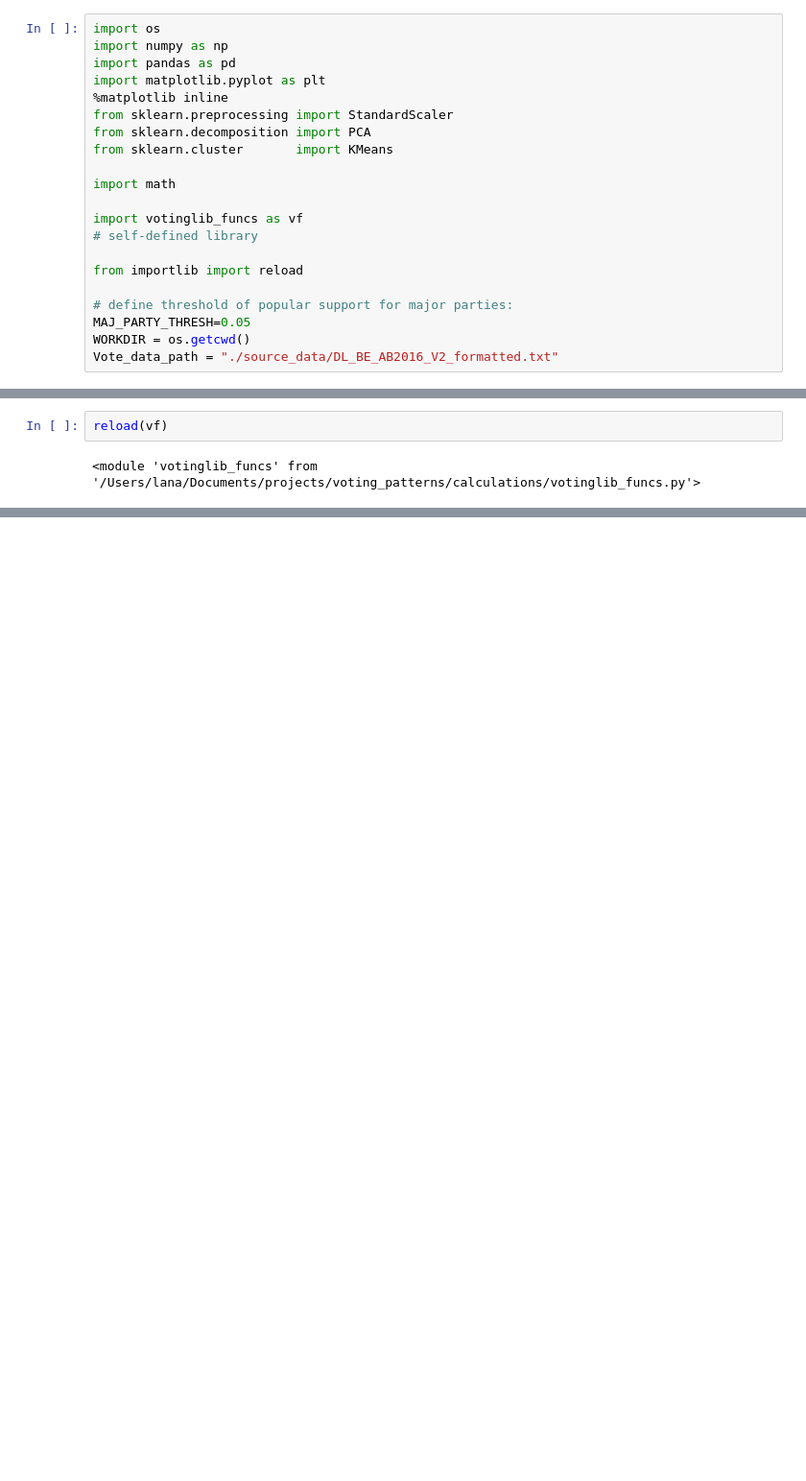
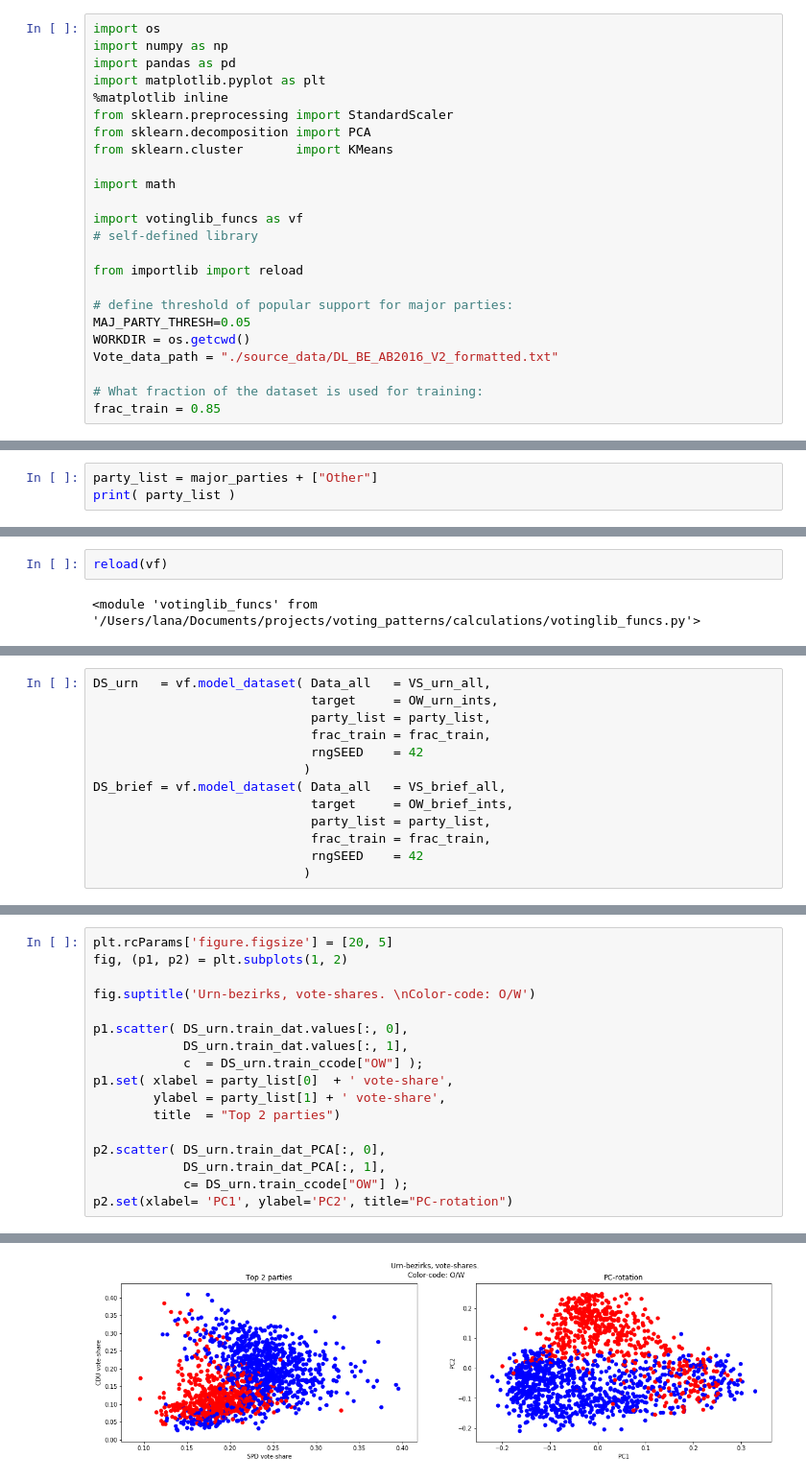
Before and after one commit to Blosberg/Berlin_voting_class, a Jupyter notebook: calculations/Berlin_votes_2015.ipynb, the cells around one changed output, grey strips where cells are left out. Shown: that part at 96% size. Cells and saved outputs as stored; diff of their text form; blank space fills up the shorter version.

```diff
--- a/calculations/Berlin_votes_2015.ipynb
+++ b/calculations/Berlin_votes_2015.ipynb
@@ -19,3 +19,6 @@ from importlib import reload
 MAJ_PARTY_THRESH=0.05
 WORKDIR = os.getcwd()
 Vote_data_path = "./source_data/DL_BE_AB2016_V2_formatted.txt"
+
+# What fraction of the dataset is used for training:
+frac_train = 0.85
@@ -21,0 +96,3 @@ Vote_data_path = "./source_data/DL_BE_AB2016_V2_formatted.txt"
+# %%
+party_list = major_parties + ["Other"]
+print( party_list )
@@ -233,0 +136,13 @@ p2.scatter( DU_rot_C01[:,0],
+# %%
+DS_urn   = vf.model_dataset( Data_all   = VS_urn_all,
+                             target     = OW_urn_ints,
+                             party_list = party_list,
+                             frac_train = frac_train,
+                             rngSEED    = 42
+                            )
+DS_brief = vf.model_dataset( Data_all   = VS_brief_all,
+                             target     = OW_brief_ints,
+                             party_list = party_list,
+                             frac_train = frac_train,
+                             rngSEED    = 42
+                            )
@@ -233,0 +165,18 @@ p2.scatter( DU_rot_C01[:,0],
+# %%
+plt.rcParams['figure.figsize'] = [20, 5]
+fig, (p1, p2) = plt.subplots(1, 2)
+
+fig.suptitle('Urn-bezirks, vote-shares. \nColor-code: O/W')
+
+p1.scatter( DS_urn.train_dat.values[:, 0],
+            DS_urn.train_dat.values[:, 1],
+            c  = DS_urn.train_ccode["OW"] );
+p1.set( xlabel = party_list[0]  + ' vote-share',
+        ylabel = party_list[1] + ' vote-share',
+        title  = "Top 2 parties")
+
+p2.scatter( DS_urn.train_dat_PCA[:, 0],
+            DS_urn.train_dat_PCA[:, 1],
+            c= DS_urn.train_ccode["OW"] );
+p2.set(xlabel= 'PC1', ylabel='PC2', title="PC-rotation")
+# %% [output]
@@ -233,0 +184 @@ p2.scatter( DU_rot_C01[:,0],
+[figure, added]
```
Also changed, not shown: parts of 46 cells of this notebook, 1 other file.
